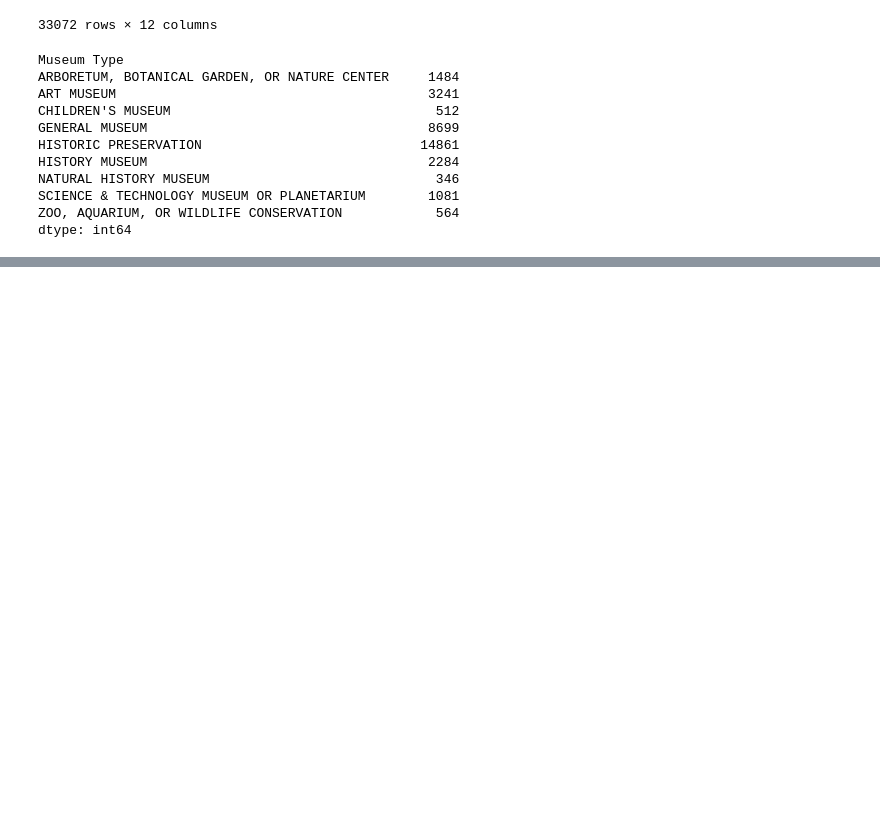
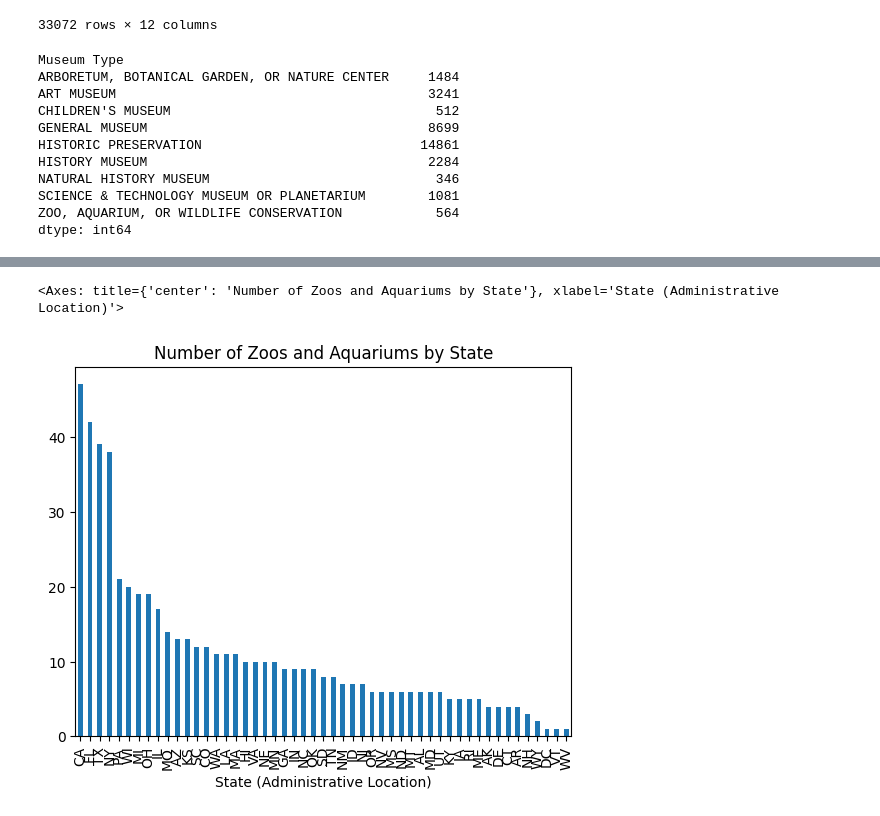
Before and after one commit to SevenDot0-Week5/MuseumsNotebook, a Jupyter notebook: MuseumNotes.ipynb, the cells around one changed output, grey strips where cells are left out. Cells and saved outputs as stored; diff of their text form; code cells hidden in the pictures; blank space fills up the shorter version.

```diff
--- a/MuseumNotes.ipynb
+++ b/MuseumNotes.ipynb
@@ -46,0 +150,5 @@ dtype: int64
+# %%
+s_zoo_aqua.plot(x='State (Administrative Location)', y='Count', kind='bar', legend=False, title='Number of Zoos and Aquariums by State')
+# %% [output]
+<Axes: title={'center': 'Number of Zoos and Aquariums by State'}, xlabel='State (Administrative Location)'>
+[figure, added]
```
Also changed, not shown: parts of 12 cells of this notebook.
